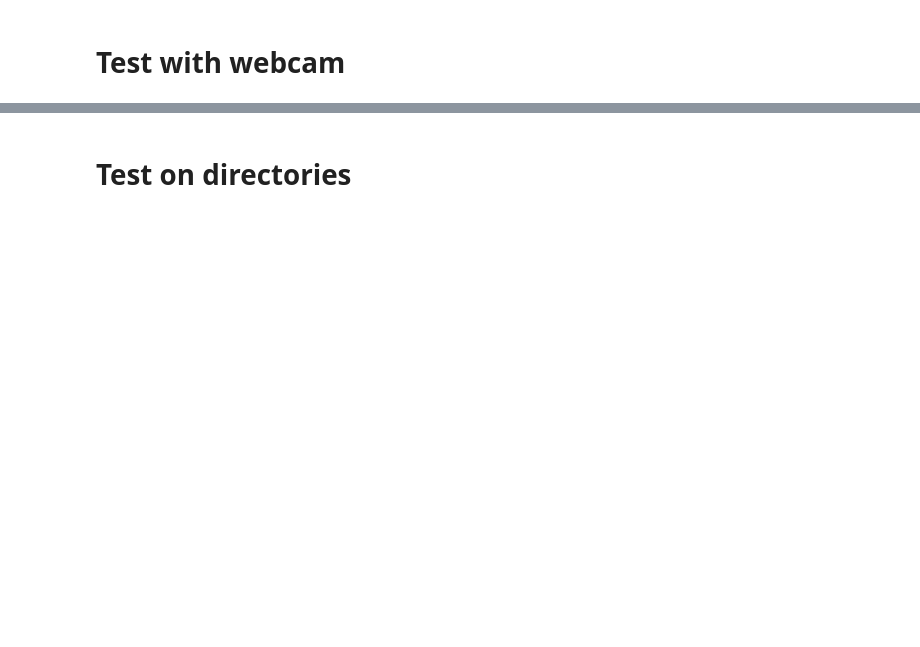
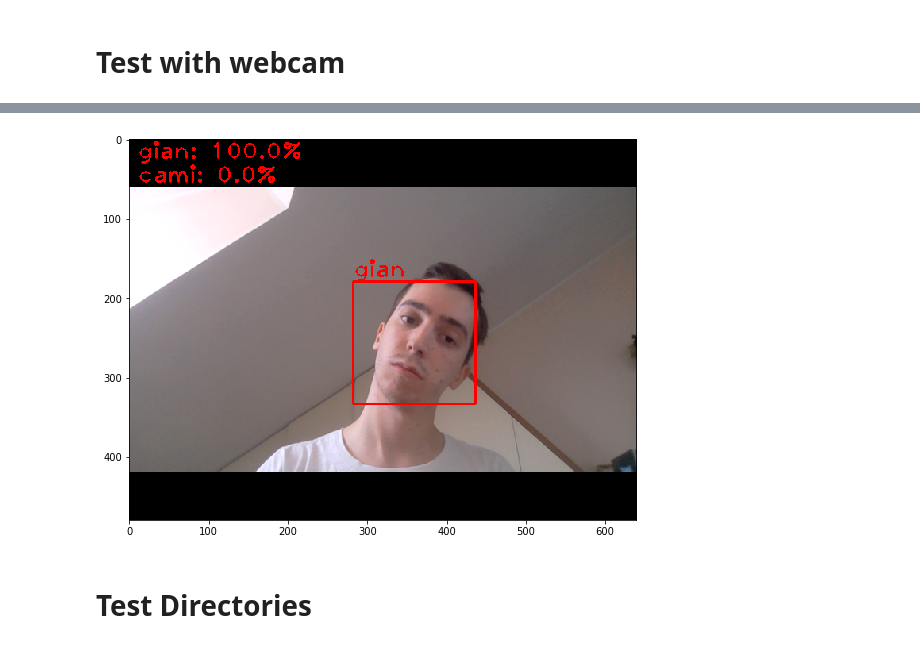
Before and after one commit to GianCarloMilanese/dsim_project, a Jupyter notebook: 2D/test_model.ipynb, the cells around one changed output, grey strips where cells are left out. Saved outputs shown, nothing was run; the diff lists cells and outputs as text; code cells hidden in the pictures; blank space fills up the shorter version.

```diff
--- a/2D/test_model.ipynb
+++ b/2D/test_model.ipynb
@@ -147,5 +206,9 @@ test_model_single_shot(model, mu, std, labels)
+# %%
+test_model_single_shot(model, mu, std, labels, preprocess_function, align=True)
+# %% [output]
+[figure, added]
 # %% [markdown]
-# Test on directories
+# Test Directories
 # %%
 labels
 # %%
```
Also changed, not shown: parts of 18 cells of this notebook.
